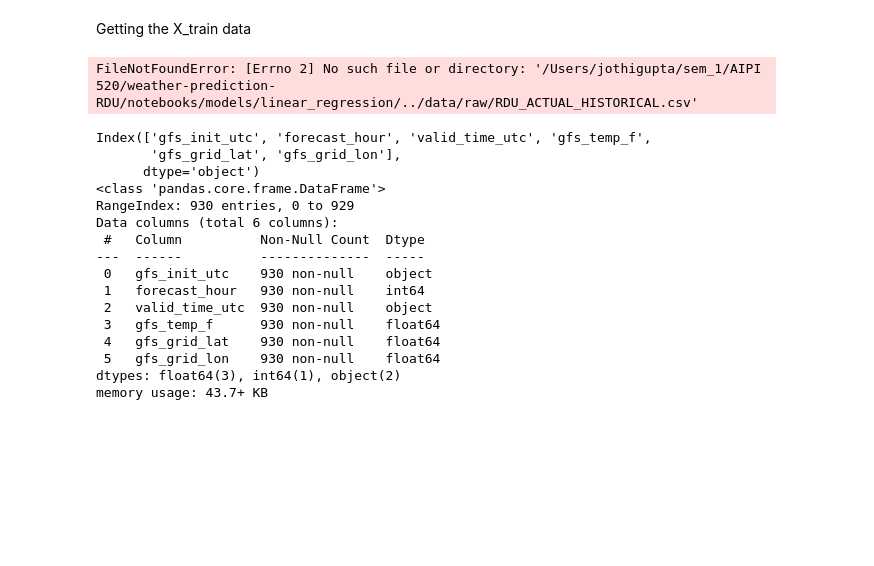
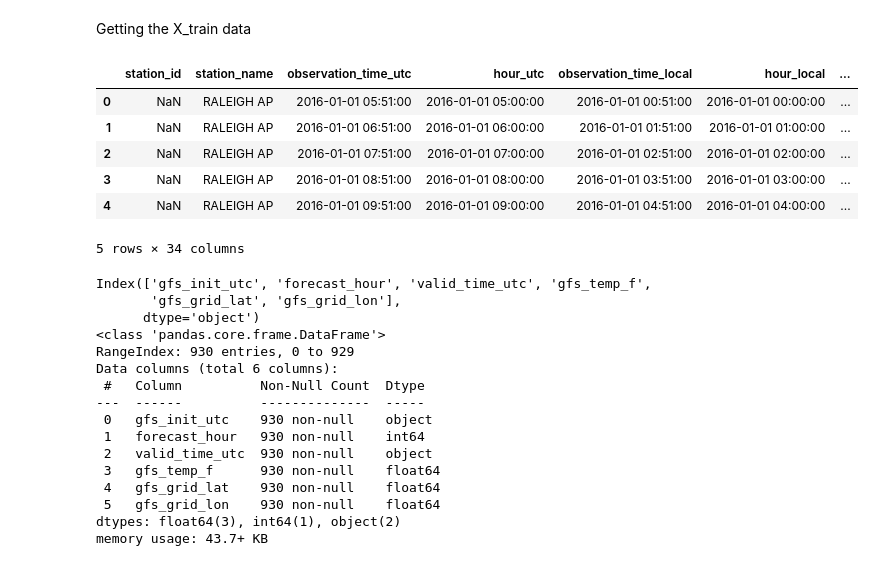
Before and after one commit to jothigup/weather-prediction-RDU, a Jupyter notebook: notebooks/models/linear_regression/jothi_linear_regression.ipynb, the cells around one changed output. Saved outputs shown, nothing was run; the diff lists cells and outputs as text; code cells hidden in the pictures; blank space fills up the shorter version.

Commit message:
updated file paths

```diff
--- a/notebooks/models/linear_regression/jothi_linear_regression.ipynb
+++ b/notebooks/models/linear_regression/jothi_linear_regression.ipynb
@@ -20,43 +20,44 @@ Getting the X_train data
 # %%
 from pathlib import Path
 
-#base_dir = Path.cwd()
-#data_path = (base_dir / ".." / "data" / "raw" / "RDU_ACTUAL_HISTORICAL.csv").resolve()
-
-#data_path = base_dir / ".." / "data" / "raw" / "RDU_ACTUAL_HISTORICAL.csv"
-
-ACTUAL_PATH  = 'RDU_ACTUAL_HISTORICAL.csv'
+ACTUAL_PATH  = Path.cwd() / ".." / ".." / ".." / "data" / "raw" / 'RDU_ACTUAL_HISTORICAL.csv'
 
 historical_temps = pd.read_csv(ACTUAL_PATH)
 
 #historical_temps = pd.read_csv("/Users/jothigupta/sem_1/AIPI 520/weather-prediction-RDU/data/raw/RDU_ACTUAL_HISTORICAL.csv")
 
 # Convert to datetime
 for col in ["observation_time_utc", "hour_utc", "observation_time_local", "hour_local"]:
     historical_temps[col] = pd.to_datetime(
         historical_temps[col].astype(str).str[:19], errors="coerce"
     )
 
 # Feature engineering
 historical_temps["time"] = historical_temps["hour_local"].dt.time
 historical_temps["day"] = historical_temps["observation_time_local"].dt.day
 historical_temps["month"] = historical_temps["observation_time_local"].dt.month
 historical_temps["year"] = historical_temps["observation_time_local"].dt.year
 historical_temps["day"] = historical_temps["observation_time_local"].dt.day
 
 # Data filtration (just Sept 17-30)
 sept_historical_temps = historical_temps[historical_temps["month"] == 10].copy()
 sept_historical_temps = sept_historical_temps[sept_historical_temps["day"].between(17, 30)].copy()
 sept_historical_temps = sept_historical_temps[sept_historical_temps["year"].between(2021, 2026)].copy()
 
 # making y_train
 y_col = ["temperature_f"]
 y_train = sept_historical_temps[y_col]
 y_train.head()
 
 historical_temps.head()
 # %% [output]
+|  | station_id | station_name | observation_time_utc | hour_utc | observation_time_local | hour_local | ... |
+| 0 | NaN | RALEIGH AP | 2016-01-01 05:51:00 | 2016-01-01 05:00:00 | 2016-01-01 00:51:00 | 2016-01-01 00:00:00 | ... |
+| 1 | NaN | RALEIGH AP | 2016-01-01 06:51:00 | 2016-01-01 06:00:00 | 2016-01-01 01:51:00 | 2016-01-01 01:00:00 | ... |
+| 2 | NaN | RALEIGH AP | 2016-01-01 07:51:00 | 2016-01-01 07:00:00 | 2016-01-01 02:51:00 | 2016-01-01 02:00:00 | ... |
+| 3 | NaN | RALEIGH AP | 2016-01-01 08:51:00 | 2016-01-01 08:00:00 | 2016-01-01 03:51:00 | 2016-01-01 03:00:00 | ... |
+| 4 | NaN | RALEIGH AP | 2016-01-01 09:51:00 | 2016-01-01 09:00:00 | 2016-01-01 04:51:00 | 2016-01-01 04:00:00 | ... |
-FileNotFoundError: [Errno 2] No such file or directory: '/Users/jothigupta/sem_1/AIPI 520/weather-prediction-RDU/notebooks/models/linear_regression/../data/raw/RDU_ACTUAL_HISTORICAL.csv'
+5 rows × 34 columns
 # %%
 historical_preds = csv_read("/Users/jothigupta/sem_1/AIPI 520/weather-prediction-RDU/data/raw/NOAA_GFS_FORECAST_HISTORICAL.csv")
 print(historical_preds.columns)
```
Also changed, not shown: 1 other file.
